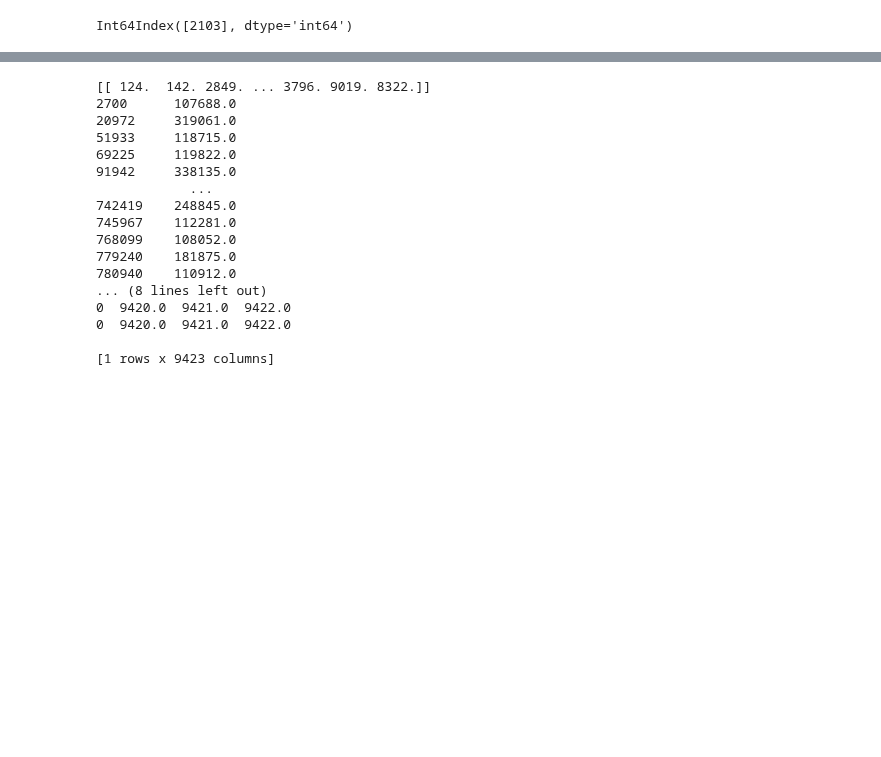
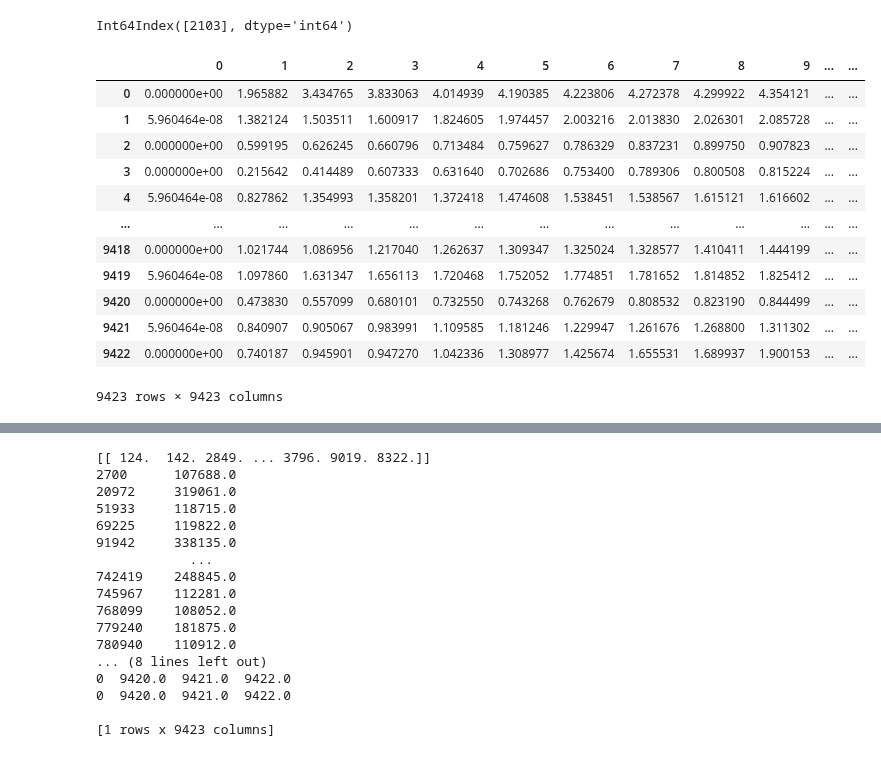
Before and after one commit to yuayixio/MovieRatingPredictor, a Jupyter notebook: notebooks/ContentbasedFiltering/ContentBasedFiltering_Try_Carmen.ipynb, the cells around one changed output, grey strips where cells are left out. Cells and saved outputs as stored; diff of their text form; code cells hidden in the pictures; blank space fills up the shorter version.

```diff
--- a/notebooks/ContentbasedFiltering/ContentBasedFiltering_Try_Carmen.ipynb
+++ b/notebooks/ContentbasedFiltering/ContentBasedFiltering_Try_Carmen.ipynb
@@ -278,3 +299,20 @@ index = omdb.loc[(omdb['imdbID'] == 47034.0)].index
 print(index)
 # %% [output]
 Int64Index([2103], dtype='int64')
+# %%
+distances_df = pd.DataFrame(distances)
+distances_df
+# %% [output]
+|  | 0 | 1 | 2 | 3 | 4 | 5 | 6 | 7 | 8 | 9 | ... | ... |
+| 0 | 0.000000e+00 | 1.965882 | 3.434765 | 3.833063 | 4.014939 | 4.190385 | 4.223806 | 4.272378 | 4.299922 | 4.354121 | ... | ... |
+| 1 | 5.960464e-08 | 1.382124 | 1.503511 | 1.600917 | 1.824605 | 1.974457 | 2.003216 | 2.013830 | 2.026301 | 2.085728 | ... | ... |
+| 2 | 0.000000e+00 | 0.599195 | 0.626245 | 0.660796 | 0.713484 | 0.759627 | 0.786329 | 0.837231 | 0.899750 | 0.907823 | ... | ... |
+| 3 | 0.000000e+00 | 0.215642 | 0.414489 | 0.607333 | 0.631640 | 0.702686 | 0.753400 | 0.789306 | 0.800508 | 0.815224 | ... | ... |
+| 4 | 5.960464e-08 | 0.827862 | 1.354993 | 1.358201 | 1.372418 | 1.474608 | 1.538451 | 1.538567 | 1.615121 | 1.616602 | ... | ... |
+| ... | ... | ... | ... | ... | ... | ... | ... | ... | ... | ... | ... | ... |
+| 9418 | 0.000000e+00 | 1.021744 | 1.086956 | 1.217040 | 1.262637 | 1.309347 | 1.325024 | 1.328577 | 1.410411 | 1.444199 | ... | ... |
+| 9419 | 5.960464e-08 | 1.097860 | 1.631347 | 1.656113 | 1.720468 | 1.752052 | 1.774851 | 1.781652 | 1.814852 | 1.825412 | ... | ... |
+| 9420 | 0.000000e+00 | 0.473830 | 0.557099 | 0.680101 | 0.732550 | 0.743268 | 0.762679 | 0.808532 | 0.823190 | 0.844499 | ... | ... |
+| 9421 | 5.960464e-08 | 0.840907 | 0.905067 | 0.983991 | 1.109585 | 1.181246 | 1.229947 | 1.261676 | 1.268800 | 1.311302 | ... | ... |
+| 9422 | 0.000000e+00 | 0.740187 | 0.945901 | 0.947270 | 1.042336 | 1.308977 | 1.425674 | 1.655531 | 1.689937 | 1.900153 | ... | ... |
+9423 rows × 9423 columns
```
Also changed, not shown: parts of 28 cells of this notebook.
